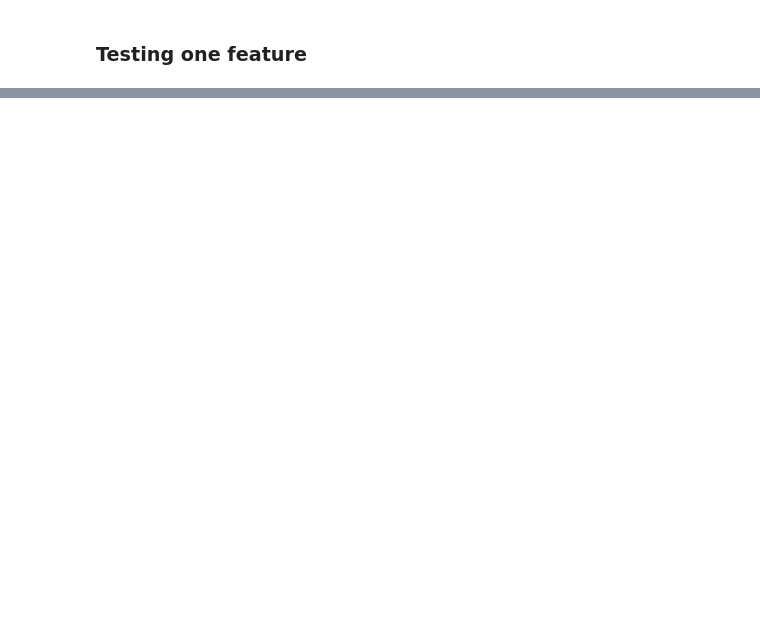
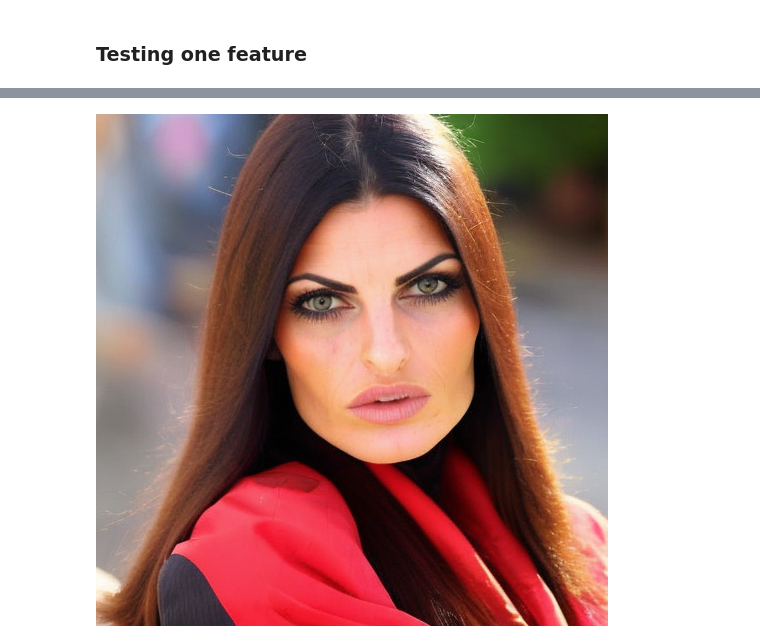
Before and after one commit to kzkwoka/w2w, a Jupyter notebook: notebooks/6_classifier.ipynb, the cells around one changed output, grey strips where cells are left out. Drawn from its saved outputs; the diff is of its cells as text; code cells hidden in the pictures; blank space fills up the shorter version.

```diff
--- a/notebooks/6_classifier.ipynb
+++ b/notebooks/6_classifier.ipynb
@@ -527,0 +277,8 @@ for i in feat_indices:
+# %%
+x_mod = x.copy()
+x_mod = x_mod + mod_dir
+# %%
+x_orig = scaler.inverse_transform(x.copy().reshape(1,-1))
+x_mod = scaler.inverse_transform(x_mod.reshape(1,-1))
+
+x.mean(), sample.mean(), x_orig.mean(), x_mod.mean()
@@ -527,0 +290,13 @@ for i in feat_indices:
+# %%
+k = 256
+acts= torch.tensor(abs(x_mod)).squeeze(0)
+
+indices = acts.topk(k).indices
+acts = torch.tensor(x_mod)[:, indices].squeeze()
+
+e2 = EncoderOutput(top_acts=acts.to(device),
+                    top_indices=indices.to(device))
+# %%
+weights_out = sae.decode(e2.top_acts, e2.top_indices)
+weights_out = array_to_dict(weights_out, base_weights)
+get_image(add_error(err, weights_out), pipe, prompt, ddim_steps, guidance_scale, negative_prompt,latents)
@@ -527,0 +305,4 @@ for i in feat_indices:
+# %%
+get_image(weights_out, pipe, prompt, ddim_steps, guidance_scale, negative_prompt,latents)
+# %% [output]
+[figure, added]
```
Also changed, not shown: parts of 100 cells of this notebook, 3 other files.
